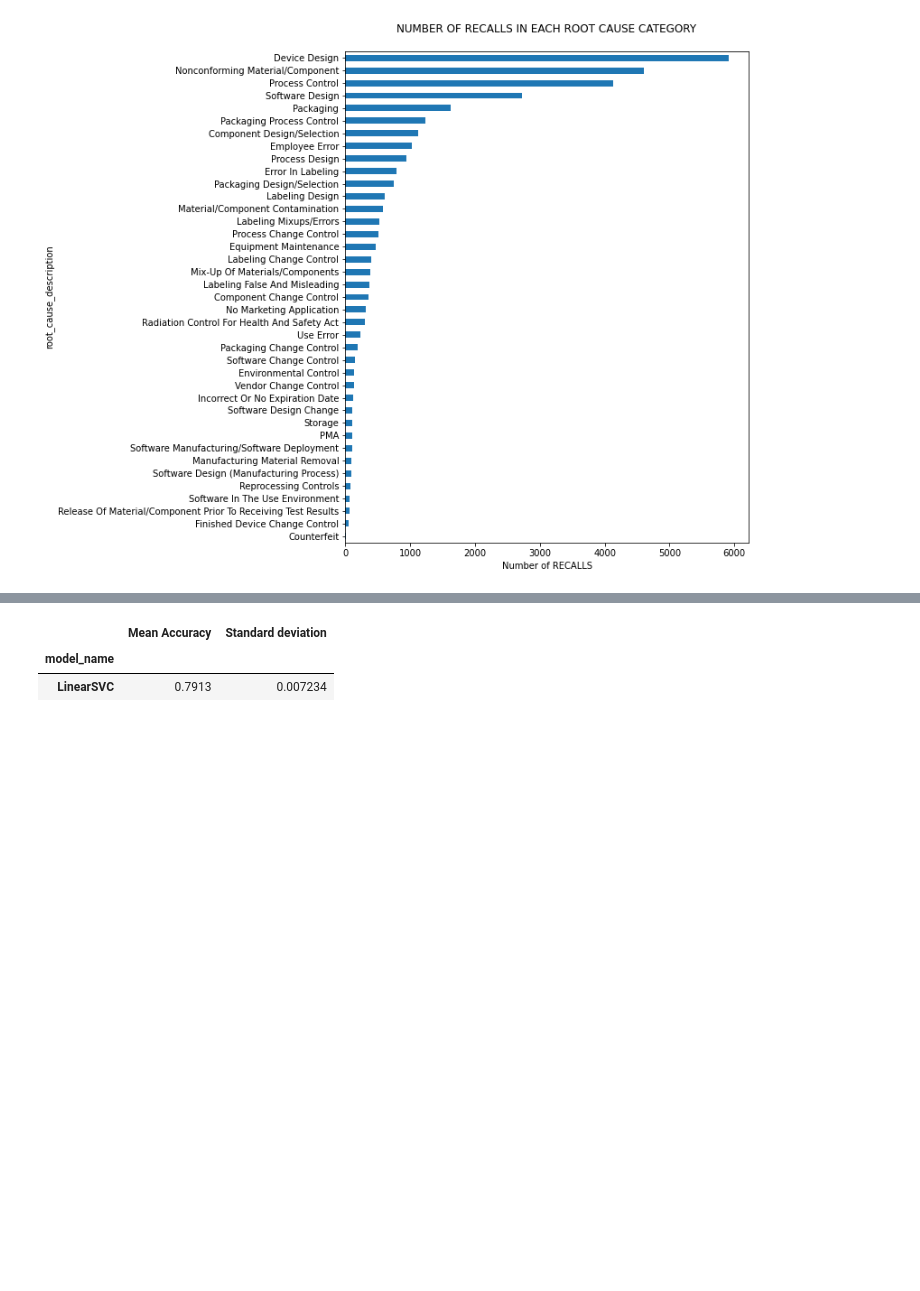
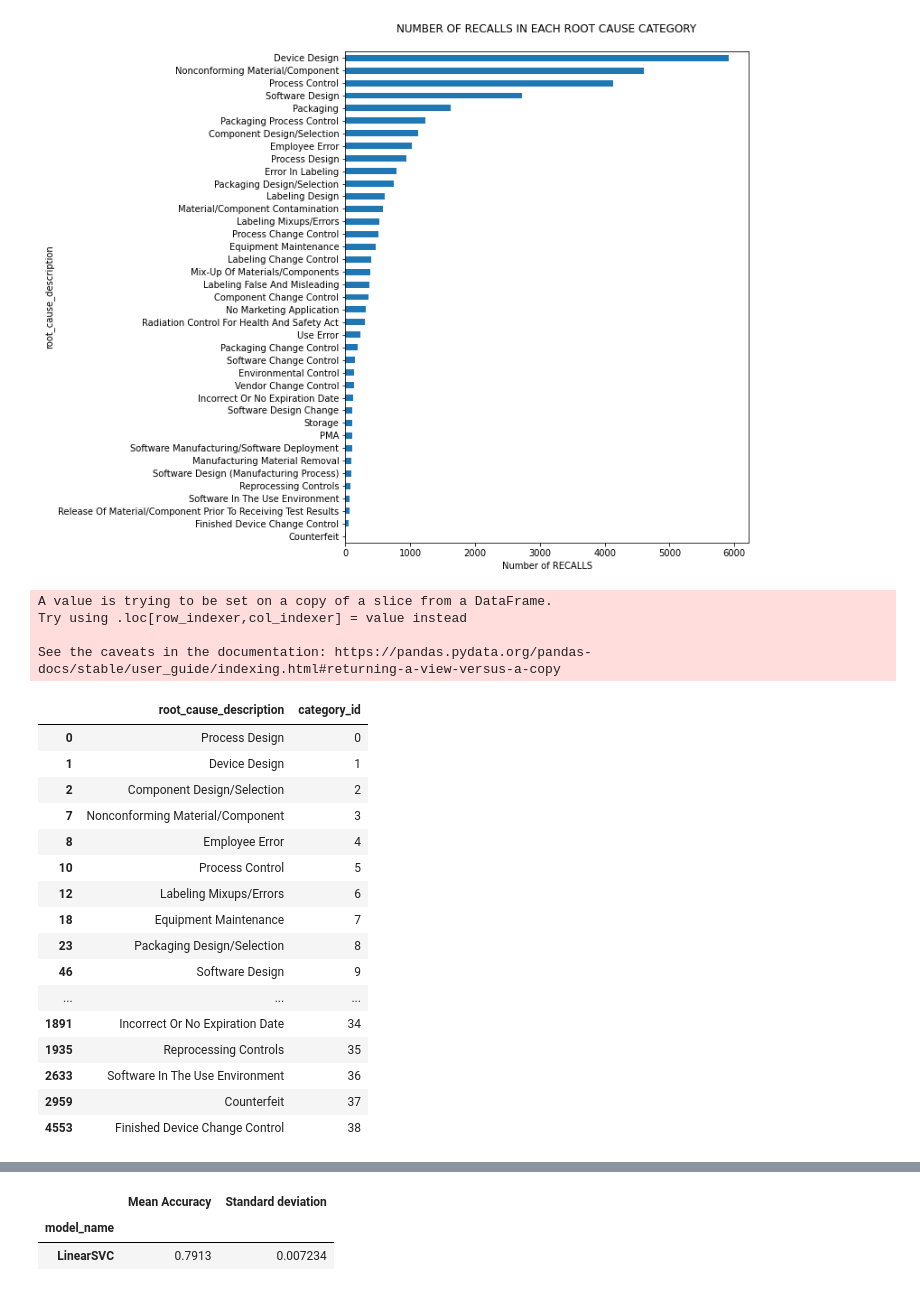
Before and after one commit to wcj365/python-stats-dataviz, a Jupyter notebook: text_classification_recalls.ipynb, the cells around one changed output, grey strips where cells are left out. Cells and saved outputs as stored; diff of their text form; code cells hidden in the pictures; blank space fills up the shorter version.

```diff
--- a/text_classification_recalls.ipynb
+++ b/text_classification_recalls.ipynb
@@ -133,3 +153,31 @@ df_doc.groupby('root_cause_description').reason_for_recall.count().sort_values()
 plt.xlabel('Number of RECALLS', fontsize = 10);
 # %% [output]
 [figure]
+# %%
+# Create a new column 'category_id' with encoded categories
+df_doc['category_id'] = df_doc['root_cause_description'].factorize()[0]
+df_cat = df_doc[['root_cause_description', 'category_id']].drop_duplicates()
+
+df_cat
+# %% [output]
+A value is trying to be set on a copy of a slice from a DataFrame.
+Try using .loc[row_indexer,col_indexer] = value instead
+
+See the caveats in the documentation: https://pandas.pydata.org/pandas-docs/stable/user_guide/indexing.html#returning-a-view-versus-a-copy
+|  | root_cause_description | category_id |
+| 0 | Process Design | 0 |
+| 1 | Device Design | 1 |
+| 2 | Component Design/Selection | 2 |
+| 7 | Nonconforming Material/Component | 3 |
+| 8 | Employee Error | 4 |
+| 10 | Process Control | 5 |
+| 12 | Labeling Mixups/Errors | 6 |
+| 18 | Equipment Maintenance | 7 |
+| 23 | Packaging Design/Selection | 8 |
+| 46 | Software Design | 9 |
+| ... | ... | ... |
+| 1891 | Incorrect Or No Expiration Date | 34 |
+| 1935 | Reprocessing Controls | 35 |
+| 2633 | Software In The Use Environment | 36 |
+| 2959 | Counterfeit | 37 |
+| 4553 | Finished Device Change Control | 38 |
```
Also changed, not shown: parts of 6 cells of this notebook.
